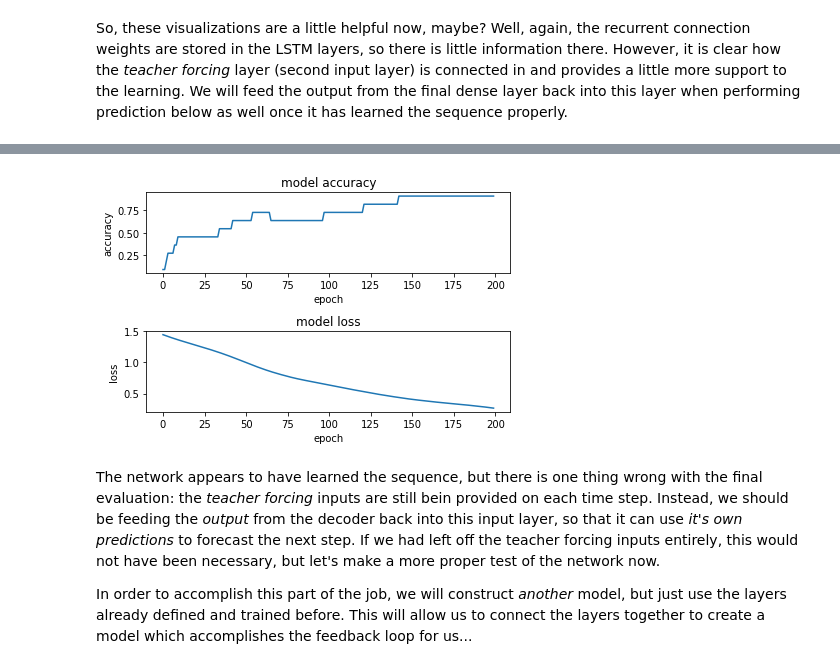
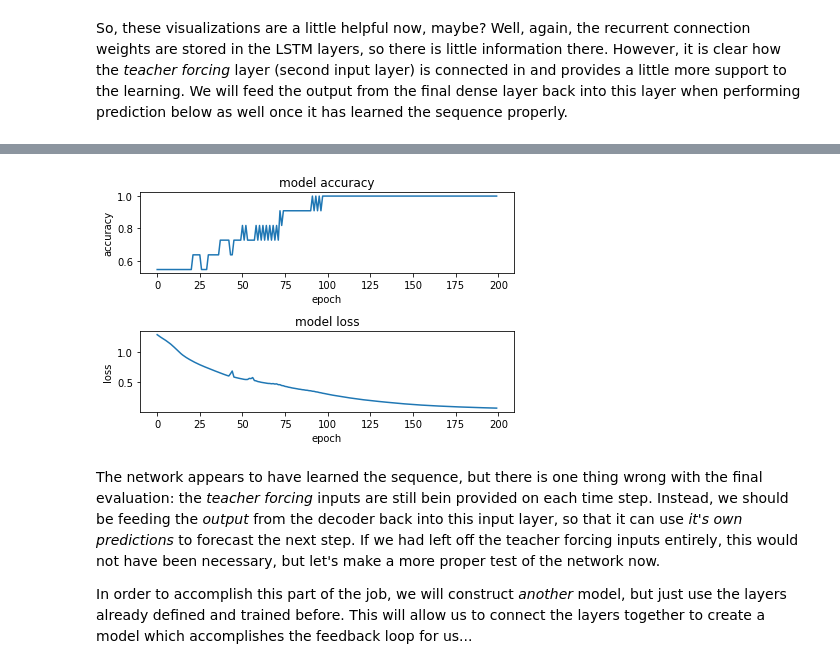
Before and after one commit to CSCI4850/notebook-examples, a Jupyter notebook: Recurrent Neural Networks/Encoder-Decoder.ipynb, the cells around one changed output, grey strips where cells are left out. Drawn from its saved outputs; the diff is of its cells as text; code cells hidden in the pictures.

```diff
--- a/Recurrent Neural Networks/Encoder-Decoder.ipynb
+++ b/Recurrent Neural Networks/Encoder-Decoder.ipynb
@@ -204,7 +217,7 @@ model = keras.Model([encoder_input, decoder_input], decoder_output)
 
 # Compile it...
 model.compile(loss=keras.losses.categorical_crossentropy,
-              optimizer=keras.optimizers.Adam(),
+              optimizer=keras.optimizers.Nadam(),
               metrics=['accuracy'])
 model.summary()
 # %% [output]
@@ -255,21 +260,21 @@ Accuracy: 90.9090936184 %
 # %%
 plt.figure(1)
 # summarize history for accuracy
 plt.subplot(211)
-plt.plot(history.history['acc'])
+plt.plot(history.history['accuracy'])
 plt.title('model accuracy')
 plt.ylabel('accuracy')
 plt.xlabel('epoch')
 # summarize history for loss
 plt.subplot(212)
 plt.plot(history.history['loss'])
 plt.title('model loss')
 plt.ylabel('loss')
 plt.xlabel('epoch')
 plt.tight_layout()
 plt.show()
 # %% [output]
-[figure, old version]
+[figure, new version]
 # %% [markdown]
 The network appears to have learned the sequence, but there is one thing wrong with the final evaluation: the *teacher forcing* inputs are still bein provided on each time step. Instead, we should be feeding the *output* from the decoder back into this input layer, so that it can use *it's own predictions* to forecast the next step. If we had left off the teacher forcing inputs entirely, this would not have been necessary, but let's make a more proper test of the network now.
 
```
Also changed, not shown: parts of 21 cells of this notebook, 1 other file.
